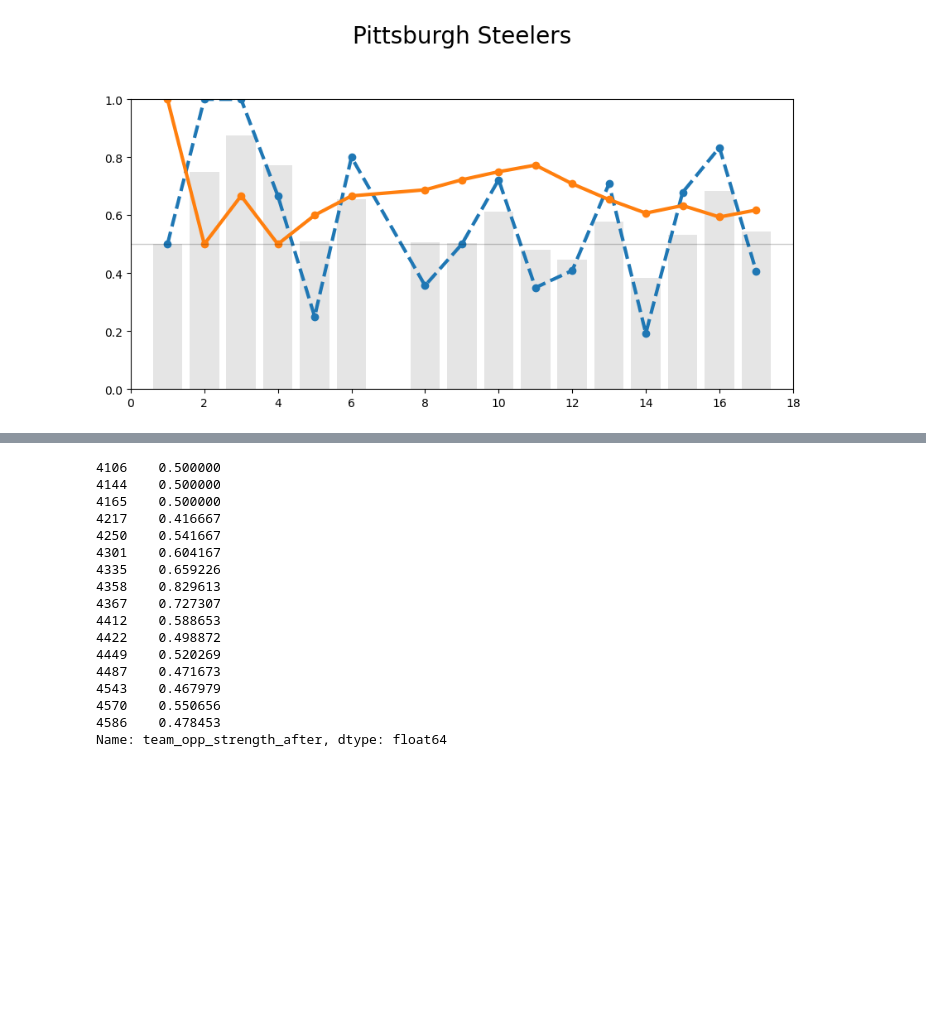
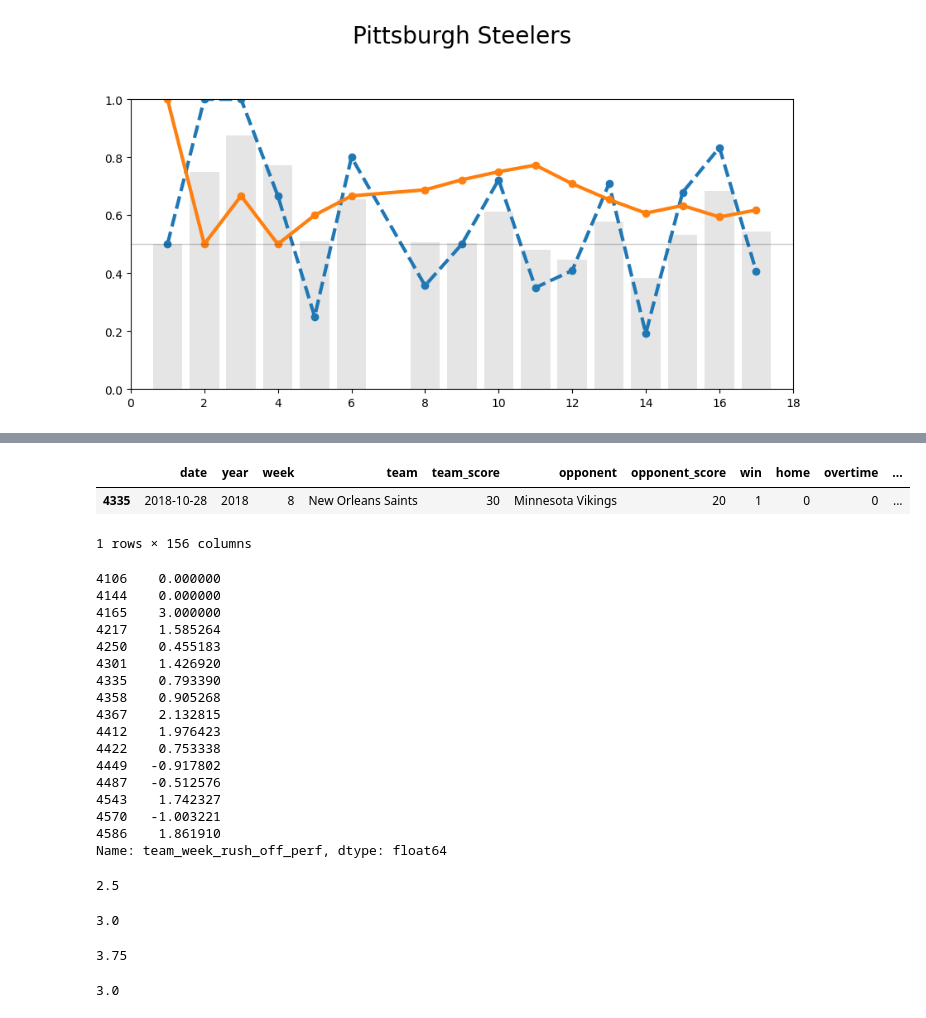
Before and after one commit to bladnman/footballing, a Jupyter notebook: src/dev/aggregates.ipynb, the cells around one changed output, grey strips where cells are left out. Cells and saved outputs as stored; diff of their text form; code cells hidden in the pictures; blank space fills up the shorter version.

```diff
--- a/src/dev/aggregates.ipynb
+++ b/src/dev/aggregates.ipynb
@@ -837,4 +821,5 @@ for name in best_df['team'].values:
 [figure]
 [figure]
 # %%
-tdf = year_df[year_df['team'] == gu.TEAM_NAME['Saints']]
+ty_df = year_df[year_df['team'] == gu.TEAM_NAME['Saints']]
+tw_df = ty_df[ty_df['week'] == 8]
@@ -893,20 +826,42 @@ Name: team_opp_strength_after, dtype: object
-# %%
-pd.to_numeric(tdf['team_opp_strength_after'])
-# %% [output]
-4106    0.500000
-4144    0.500000
-4165    0.500000
-4217    0.416667
-4250    0.541667
-4301    0.604167
-4335    0.659226
-4358    0.829613
-4367    0.727307
-4412    0.588653
-4422    0.498872
-4449    0.520269
-4487    0.471673
-4543    0.467979
-4570    0.550656
-4586    0.478453
-Name: team_opp_strength_after, dtype: float64
+# %%
+tw_df
+# %% [output]
+|  | date | year | week | team | team_score | opponent | opponent_score | win | home | overtime | ... |
+| 4335 | 2018-10-28 | 2018 | 8 | New Orleans Saints | 30 | Minnesota Vikings | 20 | 1 | 0 | 0 | ... |
+1 rows × 156 columns
+# %%
+ty_df['team_week_rush_off_perf']
+# %% [output]
+4106    0.000000
+4144    0.000000
+4165    3.000000
+4217    1.585264
+4250    0.455183
+4301    1.426920
+4335    0.793390
+4358    0.905268
+4367    2.132815
+4412    1.976423
+4422    0.753338
+4449   -0.917802
+4487   -0.512576
+4543    1.742327
+4570   -1.003221
+4586    1.861910
+Name: team_week_rush_off_perf, dtype: float64
+# %%
+np.mean([1,2,3,4])
+# %% [output]
+2.5
+# %%
+np.mean([1,2,3,4,5])
+# %% [output]
+3.0
+# %%
+np.mean([2.5,5])
+# %% [output]
+3.75
+# %%
+np.mean([2.5,2.5,2.5,2.5,5])
+# %% [output]
+3.0
```
Also changed, not shown: parts of 12 cells of this notebook, 4 other files.
